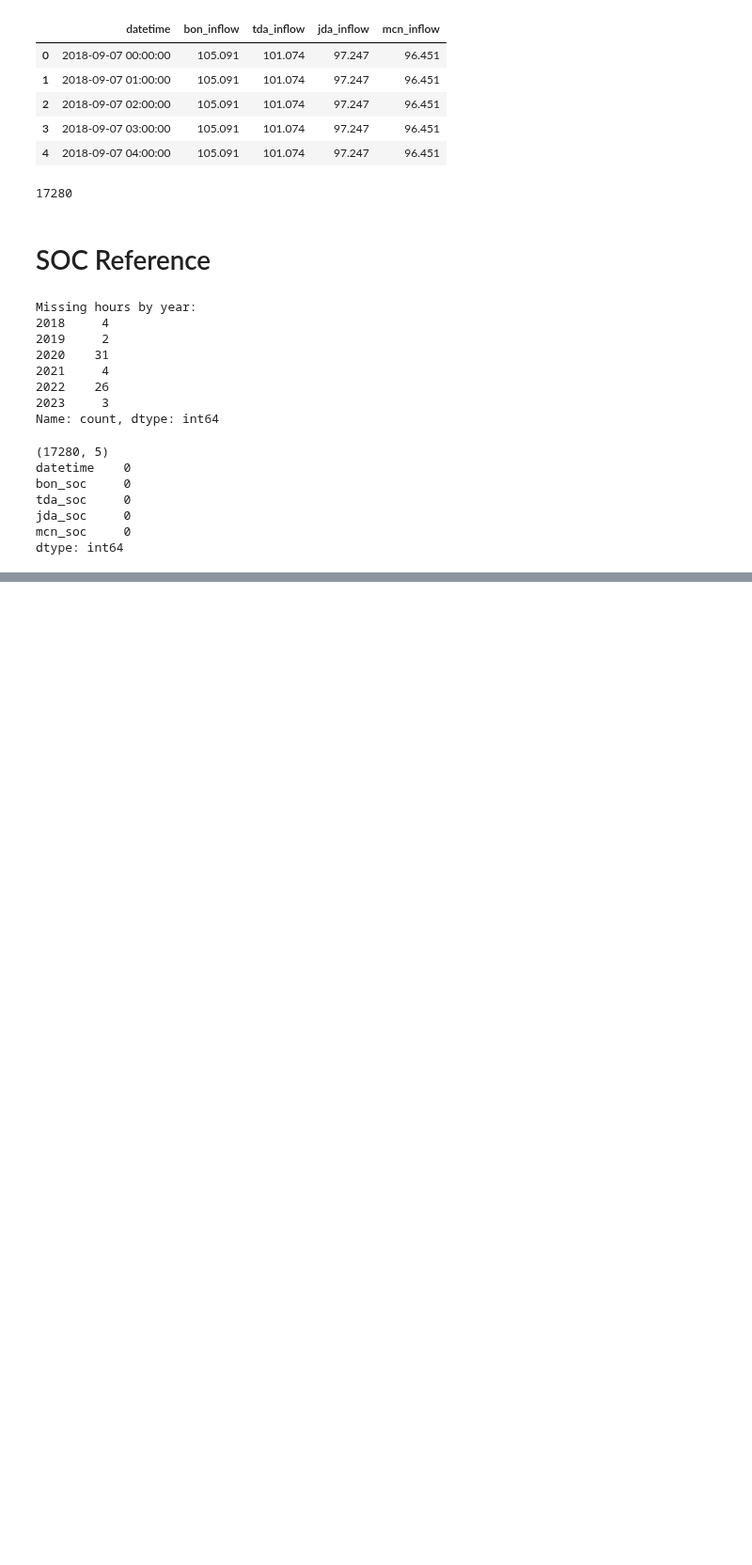
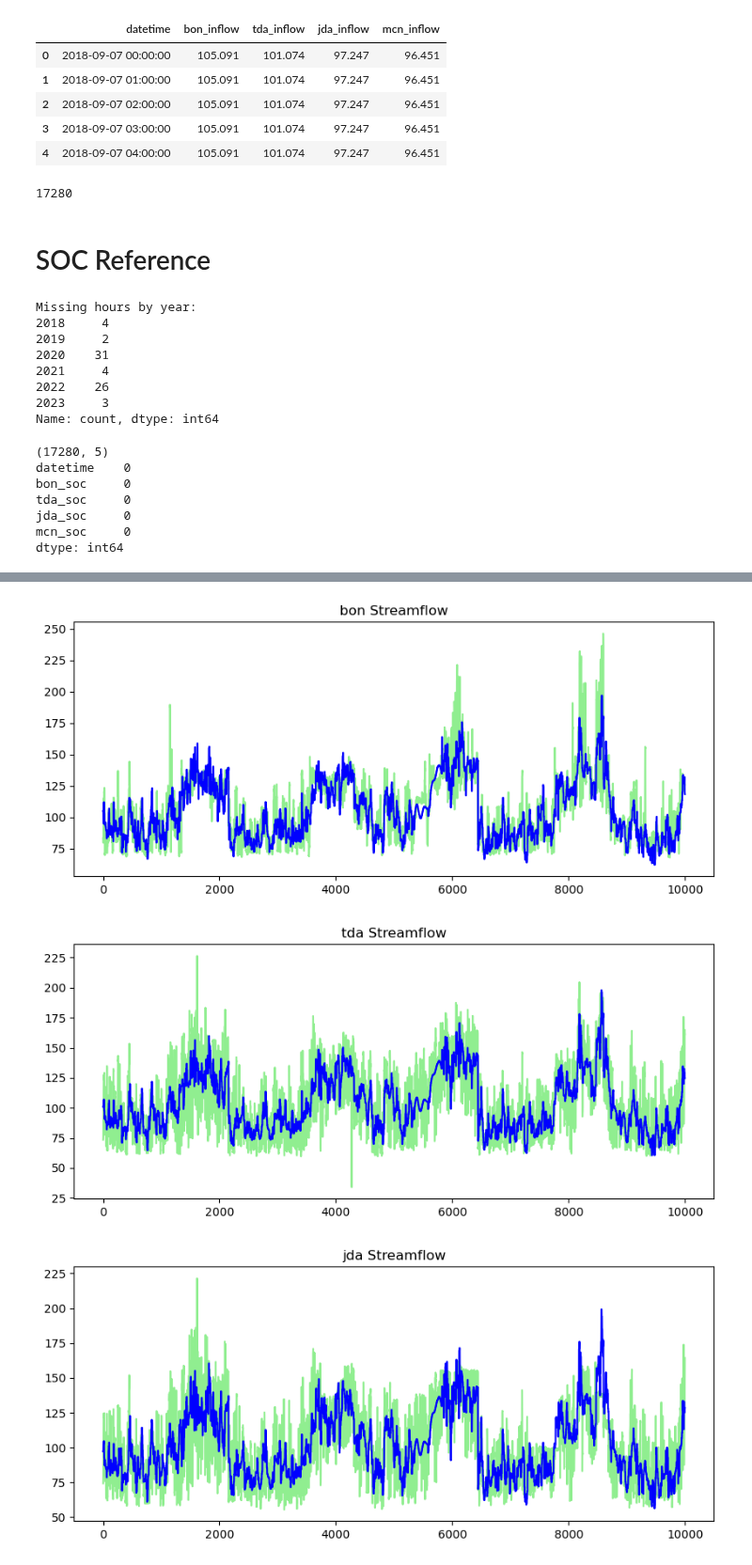
Before and after one commit to ecohn44/cascaded-hydro, a Jupyter notebook: py-forecasting/inflow-models-full.ipynb, the cells around one changed output, grey strips where cells are left out. Shown at 94% size. Saved outputs shown, nothing was run; the diff lists cells and outputs as text; code cells hidden in the pictures; blank space fills up the shorter version.

Commit message:
refitting streamflow models

```diff
--- a/py-forecasting/hydrograph.ipynb
+++ b/py-forecasting/inflow-models-full.ipynb
@@ -610,0 +650,17 @@ soc_df_norm.to_csv("/Users/elizacohn/Desktop/cascaded-hydro/simulation-data/soc.
+# %%
+# Make save dataframe
+
+K = 0.0826446  # kaf per kcfs-hour
+units = ["bon", "tda", "jda", "mcn"]
+
+# Your fitted equations: H_norm = a * V_norm + b
+fit = {
+    "bon": (0.85, 0.08),
+    "tda": (0.73, 0.21),
+    "jda": (0.83, 0.12),
+    "mcn": (1.0, 0.0),
+}
+
+df = outflow.merge(soc_df, on="datetime", how="inner")
+
+recon = pd.DataFrame({"datetime": df["datetime"]})
@@ -610,0 +716,31 @@ soc_df_norm.to_csv("/Users/elizacohn/Desktop/cascaded-hydro/simulation-data/soc.
+# %%
+compare = recon.merge(inflow_data_norm, on="datetime", how="inner")
+
+# Add shifted bias to streamflow reconstruction
+for u in units:
+    bias = np.mean(compare[f"{u}_inflow_recon"] - compare[f"{u}_inflow"])
+    recon[f"{u}_inflow_recon_bc"] = recon[f"{u}_inflow_recon"] - bias
+# %%
+# Apply rolling average to output
+window = 1   # hours; change to 6, 12, etc. if wanted
+
+for u in units:
+    col = f"{u}_inflow_recon_bc"
+    recon[f"{u}_inflow_avg"] = (
+        recon[col]
+        .rolling(window=window, min_periods=1, center=False)
+        .median()
+    )
+# %%
+for u in units:
+    T = 10000
+    plt.figure(figsize=(10, 4))
+    plt.plot(recon[f"{u}_inflow_avg"].iloc[0:T], label = "Eliza Reconstructed (1 hr)", color="lightgreen")
+    plt.plot(compare[f"{u}_inflow"].iloc[0:T], label = "Ground Truth (6hr)", color="blue")
+    # plt.plot(ref_subset[f"{u}_inflow"].iloc[0:T], label = "Ning Reconstructed")
+    plt.title(f"{u} Streamflow")
+    plt.show()
+# %% [output]
+[figure, added]
+[figure, added]
+[figure, added]
```
Also changed, not shown: parts of 39 cells of this notebook, 7 other files.
